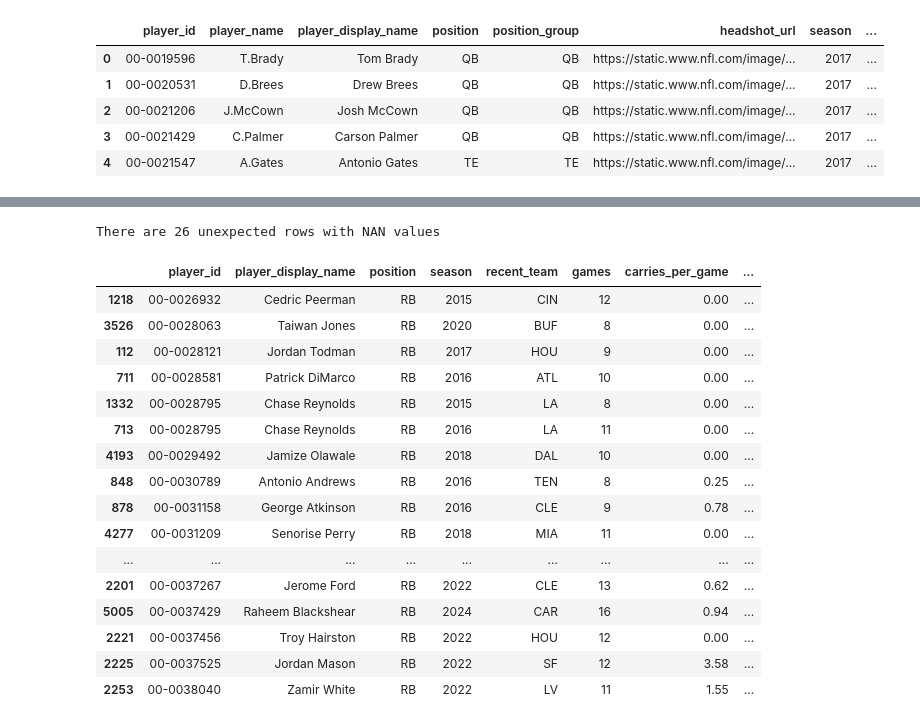
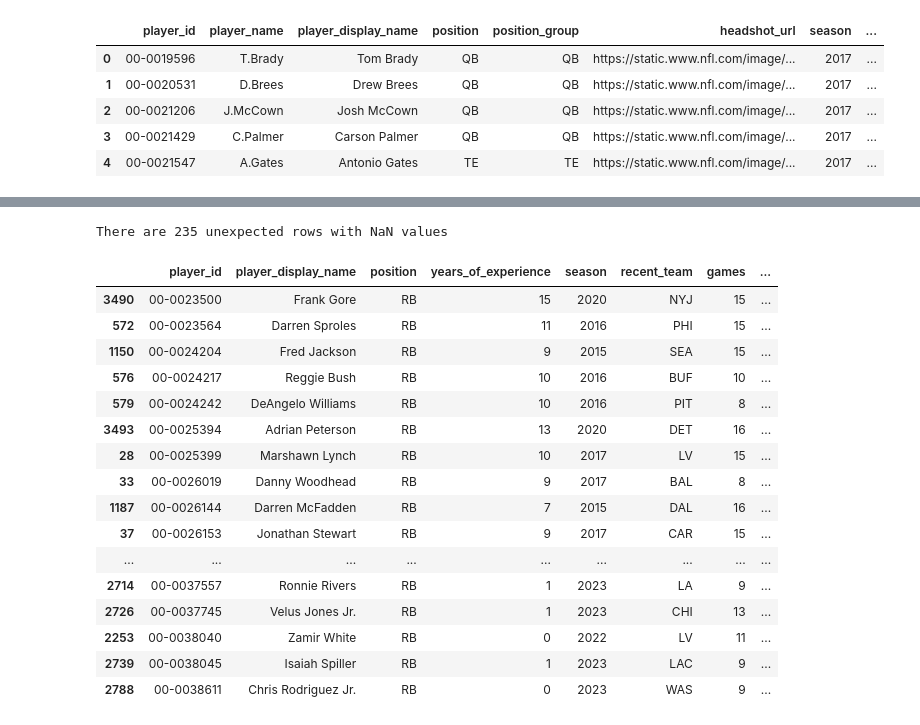
Before and after one commit to jackewings/Fantasy-Football-Predictor, a Jupyter notebook: notebooks/01_data_prep.ipynb, the cells around one changed output, grey strips where cells are left out. Cells and saved outputs as stored; diff of their text form; code cells hidden in the pictures.

```diff
--- a/notebooks/01_data_prep.ipynb
+++ b/notebooks/01_data_prep.ipynb
@@ -82,5 +105,5 @@ qb_filtered.sort_values(by = 'fantasy_points_ppr', ascending = False).head()
 # %%
-# List your counting stats to convert to per-game
+# Transforming the count stats into per-game stats to make the values more robust to injuries
 qb_count_stats = ['completions', 'attempts', 'passing_yards', 'passing_tds', 'passing_interceptions',
                'sacks_suffered', 'sack_fumbles', 'passing_first_downs', 'passing_epa', 'passing_cpoe', 'pacr',
                'carries', 'rushing_yards', 'rushing_tds', 'rushing_fumbles', 'rushing_first_downs', 'rushing_epa',
@@ -89,22 +112,20 @@ qb_count_stats = ['completions', 'attempts', 'passing_yards', 'passing_tds', 'pa
 qb_per_game = qb_filtered.copy()
 
 for stat in qb_count_stats:
-    qb_per_game[stat + '_per_game'] = (qb_per_game[stat] / qb_per_game['games'].replace(0, pd.NA)).round(1)
+    qb_per_game[stat + '_per_game'] = (qb_per_game[stat] / qb_per_game['games'].replace(0, pd.NA))
 
-# Now you can drop or keep original total columns depending on your preference
-# For example, keep per-game only:
-qb_per_game = qb_per_game[['player_id', 'player_display_name', 'position', 'season', 'recent_team', 'games'] +
+qb_per_game = qb_per_game[['player_id', 'player_display_name', 'position', 'years_of_experience', 'season', 'recent_team', 'games'] +
                           [col for col in qb_per_game.columns if col.endswith('_per_game')]]
 
-qb_per_game_filtered = qb_per_game[qb_per_game['games'] >= 8]
+# Filtering to only players with >= 8 games played
+qb_per_game_filtered = qb_per_game[qb_per_game['games'] >= 8].round(2)
 
-# Sort by player and season
 qb_per_game_filtered = qb_per_game_filtered.sort_values(by = ['player_id', 'season'])
 
-# Create target variable
+# Creating the target variable which is predicted fantasy PPG for the following year
 qb_per_game_filtered['fantasy_points_ppr_per_game_next_year'] = (
     qb_per_game_filtered.groupby('player_id')['fantasy_points_ppr_per_game'].shift(-1)
 )
 
-qb_per_game_filtered.sort_values(by = 'fantasy_points_ppr_per_game', ascending = False).head()
+qb_per_game_filtered.head()
 # %% [output]
@@ -172,7 +192,8 @@ memory usage: 70.9+ KB
 # %%
+# Creating the RB only dataframes which contains player info and stats specific to the position
 rb_all = all_seasons[all_seasons['position'] == 'RB']
 
-rb_filtered = rb_all[['player_id', 'player_display_name', 'position', 'season', 'recent_team', 'games',
+rb_filtered = rb_all[['player_id', 'player_display_name', 'position', 'years_of_experience', 'season', 'recent_team', 'games',
                       'carries', 'rushing_yards', 'rushing_tds', 'rushing_fumbles', 'rushing_first_downs', 'rushing_epa',
                       'receptions', 'targets', 'receiving_yards', 'receiving_tds', 'receiving_fumbles', 'receiving_air_yards',
                       'receiving_yards_after_catch', 'receiving_first_downs', 'receiving_epa', 'racr', 'target_share', 'air_yards_share',
@@ -210,4 +211,5 @@ memory usage: 317.2+ KB
 # %%
+# Transforming the count stats into per-game stats to make the values more robust to injuries
 rb_count_stats = ['carries', 'rushing_yards', 'rushing_tds', 'rushing_fumbles', 'rushing_first_downs', 'rushing_epa', 'receptions',
                   'targets', 'receiving_yards', 'receiving_tds', 'receiving_fumbles', 'receiving_air_yards',
                   'receiving_yards_after_catch', 'receiving_first_downs', 'receiving_epa', 'fantasy_points_ppr']
@@ -218,9 +220,7 @@ rb_per_game = rb_filtered.copy()
 for stat in rb_count_stats:
     rb_per_game[stat + '_per_game'] = (rb_per_game[stat] / rb_per_game['games'].replace(0, pd.NA))
 
-# Now you can drop or keep original total columns depending on your preference
-# For example, keep per-game only:
-rb_per_game = rb_per_game[['player_id', 'player_display_name', 'position', 'season', 'recent_team', 'games', 'racr', 'target_share',
+rb_per_game = rb_per_game[['player_id', 'player_display_name', 'position', 'years_of_experience', 'season', 'recent_team', 'games', 'racr', 'target_share',
                            'air_yards_share', 'wopr'] + [col for col in rb_per_game.columns if col.endswith('_per_game')]]
 
 rushing_cols = ['carries_per_game', 'rushing_yards_per_game', 'rushing_tds_per_game',
@@ -233,22 +233,20 @@ receiving_cols = ['receptions_per_game', 'targets_per_game', 'receiving_yards_pe
 
 fantasy_cols = ['fantasy_points_ppr_per_game']
 
-# Build final ordered list
-final_cols = ['player_id', 'player_display_name', 'position', 'season', 'recent_team', 'games']\
+# Reordering the columns and filtering to >= 8 games played
+final_cols = ['player_id', 'player_display_name', 'position', 'years_of_experience', 'season', 'recent_team', 'games']\
               + rushing_cols + receiving_cols + fantasy_cols
 
 rb_per_game = rb_per_game[final_cols]
 
 rb_per_game_filtered = rb_per_game[rb_per_game['games'] >= 8].round(2)
 
-# Sort by player and season
 rb_per_game_filtered = rb_per_game_filtered.sort_values(by = ['player_id', 'season'])
 
-# Create target variable
+# Creating the target variable
 rb_per_game_filtered['fantasy_points_ppr_per_game_next_year'] = (
     rb_per_game_filtered.groupby('player_id')['fantasy_points_ppr_per_game'].shift(-1)
 )
 
-#rb_per_game_filtered.sort_values(by = 'fantasy_points_ppr_per_game', ascending = False).head()
 rb_per_game_filtered.head()
 # %% [output]
@@ -261,26 +259,31 @@ rb_per_game_filtered.head()
 # %%
-rb_per_game_filtered_no_target = rb_per_game_filtered.drop(columns = 'fantasy_points_ppr_per_game_next_year')
+# Observing potential missing values (NaN values are expected in the 2024 season for the target variable)
+rb_per_game_filtered_no_2024 = rb_per_game_filtered[rb_per_game_filtered['season'] != 2024]
 
-print(f'There are {rb_per_game_filtered_no_target.isna().any(axis = 1).sum()} unexpected rows with NAN values\n')
+print(f'There are {rb_per_game_filtered_no_2024.isna().any(axis = 1).sum()} unexpected rows with NaN values\n')
 
-rb_per_game_filtered_no_target[rb_per_game_filtered_no_target.isna().any(axis = 1)]
+rb_na_obs = rb_per_game_filtered_no_2024[rb_per_game_filtered_no_2024.isna().any(axis = 1)]
+
+rb_na_obs
+
+# Missing values mostly appear to be due to lack of playing time or retirement in the following year
 # %% [output]
-There are 26 unexpected rows with NAN values
+There are 235 unexpected rows with NaN values
-|  | player_id | player_display_name | position | season | recent_team | games | carries_per_game | ... |
-| 1218 | 00-0026932 | Cedric Peerman | RB | 2015 | CIN | 12 | 0.00 | ... |
-| 3526 | 00-0028063 | Taiwan Jones | RB | 2020 | BUF | 8 | 0.00 | ... |
-| 112 | 00-0028121 | Jordan Todman | RB | 2017 | HOU | 9 | 0.00 | ... |
-| 711 | 00-0028581 | Patrick DiMarco | RB | 2016 | ATL | 10 | 0.00 | ... |
-| 1332 | 00-0028795 | Chase Reynolds | RB | 2015 | LA | 8 | 0.00 | ... |
-| 713 | 00-0028795 | Chase Reynolds | RB | 2016 | LA | 11 | 0.00 | ... |
-| 4193 | 00-0029492 | Jamize Olawale | RB | 2018 | DAL | 10 | 0.00 | ... |
-| 848 | 00-0030789 | Antonio Andrews | RB | 2016 | TEN | 8 | 0.25 | ... |
-| 878 | 00-0031158 | George Atkinson | RB | 2016 | CLE | 9 | 0.78 | ... |
-| 4277 | 00-0031209 | Senorise Perry | RB | 2018 | MIA | 11 | 0.00 | ... |
+|  | player_id | player_display_name | position | years_of_experience | season | recent_team | games | ... |
+| 3490 | 00-0023500 | Frank Gore | RB | 15 | 2020 | NYJ | 15 | ... |
+| 572 | 00-0023564 | Darren Sproles | RB | 11 | 2016 | PHI | 15 | ... |
+| 1150 | 00-0024204 | Fred Jackson | RB | 9 | 2015 | SEA | 15 | ... |
+| 576 | 00-0024217 | Reggie Bush | RB | 10 | 2016 | BUF | 10 | ... |
+| 579 | 00-0024242 | DeAngelo Williams | RB | 10 | 2016 | PIT | 8 | ... |
+| 3493 | 00-0025394 | Adrian Peterson | RB | 13 | 2020 | DET | 16 | ... |
+| 28 | 00-0025399 | Marshawn Lynch | RB | 10 | 2017 | LV | 15 | ... |
+| 33 | 00-0026019 | Danny Woodhead | RB | 9 | 2017 | BAL | 8 | ... |
+| 1187 | 00-0026144 | Darren McFadden | RB | 7 | 2015 | DAL | 16 | ... |
+| 37 | 00-0026153 | Jonathan Stewart | RB | 9 | 2017 | CAR | 15 | ... |
 | ... | ... | ... | ... | ... | ... | ... | ... | ... |
-| 2201 | 00-0037267 | Jerome Ford | RB | 2022 | CLE | 13 | 0.62 | ... |
-| 5005 | 00-0037429 | Raheem Blackshear | RB | 2024 | CAR | 16 | 0.94 | ... |
-| 2221 | 00-0037456 | Troy Hairston | RB | 2022 | HOU | 12 | 0.00 | ... |
-| 2225 | 00-0037525 | Jordan Mason | RB | 2022 | SF | 12 | 3.58 | ... |
-| 2253 | 00-0038040 | Zamir White | RB | 2022 | LV | 11 | 1.55 | ... |
+| 2714 | 00-0037557 | Ronnie Rivers | RB | 1 | 2023 | LA | 9 | ... |
+| 2726 | 00-0037745 | Velus Jones Jr. | RB | 1 | 2023 | CHI | 13 | ... |
+| 2253 | 00-0038040 | Zamir White | RB | 0 | 2022 | LV | 11 | ... |
+| 2739 | 00-0038045 | Isaiah Spiller | RB | 1 | 2023 | LAC | 9 | ... |
+| 2788 | 00-0038611 | Chris Rodriguez Jr. | RB | 0 | 2023 | WAS | 9 | ... |
 # %%
```
Also changed, not shown: parts of 24 cells of this notebook, 24 other files.
